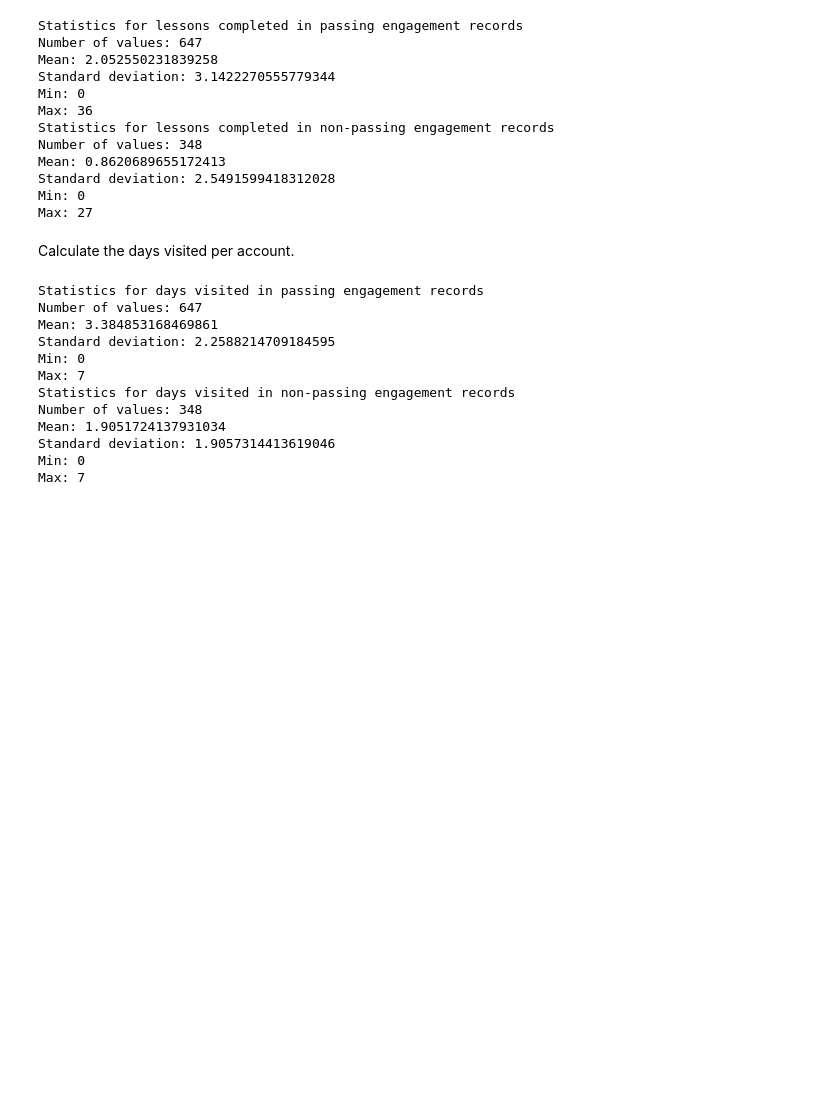
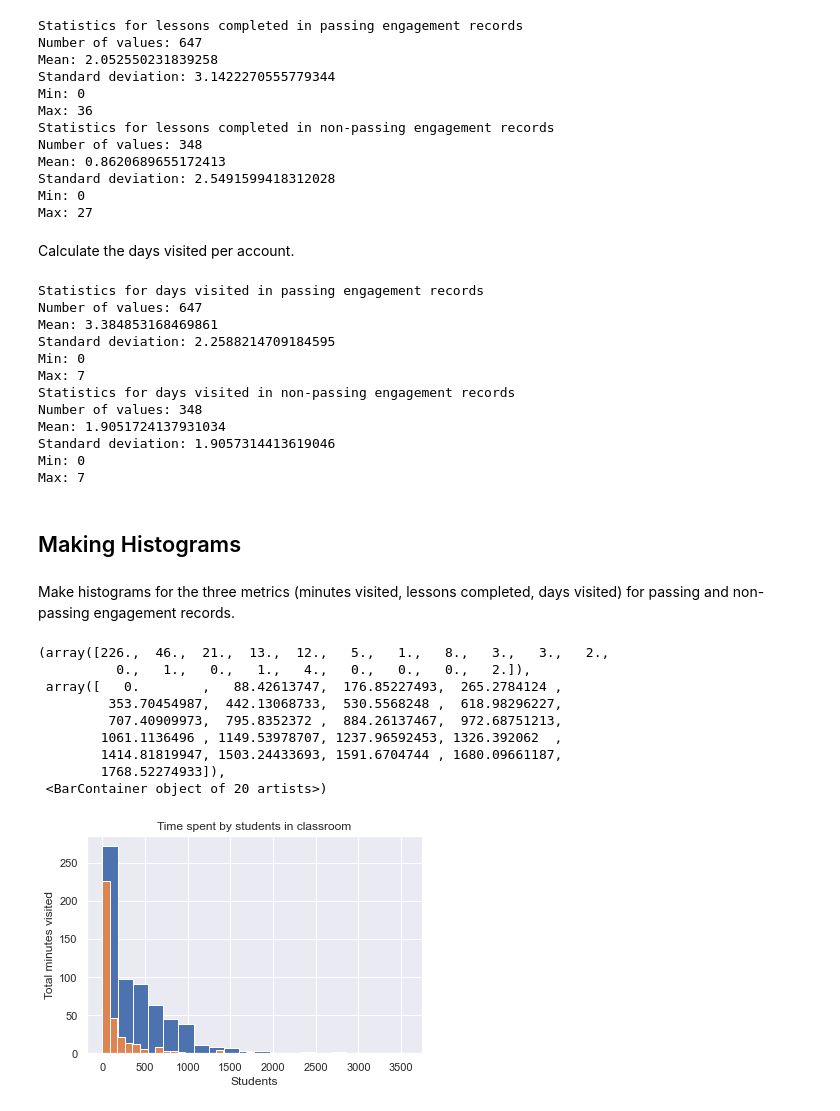
Before and after one commit to drdtr/udacity-intro-to-data-analysis, a Jupyter notebook: lessons/lesson1.ipynb, the cells around one changed output. Drawn from its saved outputs; the diff is of its cells as text; code cells hidden in the pictures; blank space fills up the shorter version.

Commit message:
lesson 1 - add histograms for udacity student data

```diff
--- a/lessons/lesson1.ipynb
+++ b/lessons/lesson1.ipynb
@@ -547,3 +560,30 @@ Mean: 1.9051724137931034
 Standard deviation: 1.9057314413619046
 Min: 0
 Max: 7
+# %% [markdown]
+## Making Histograms
+# %%
+import matplotlib.pyplot as plt
+import seaborn as sns
+sns.set()
+# %% [markdown]
+Make histograms for the three metrics (minutes visited, lessons completed, days visited) for
+passing and non-passing engagement records.
+# %%
+%matplotlib inline
+plt.title('Time spent by students in classroom')
+plt.xlabel("Students")
+plt.ylabel("Total minutes visited")
+plt.hist(passing_engagement_by_account_total_minutes_visited.values(), bins=20)
+plt.hist(non_passing_engagement_by_account_total_minutes_visited.values(), bins=20)
+# %% [output]
+(array([226.,  46.,  21.,  13.,  12.,   5.,   1.,   8.,   3.,   3.,   2.,
+          0.,   1.,   0.,   1.,   4.,   0.,   0.,   0.,   2.]),
+ array([   0.        ,   88.42613747,  176.85227493,  265.2784124 ,
+         353.70454987,  442.13068733,  530.5568248 ,  618.98296227,
+         707.40909973,  795.8352372 ,  884.26137467,  972.68751213,
+        1061.1136496 , 1149.53978707, 1237.96592453, 1326.392062  ,
+        1414.81819947, 1503.24433693, 1591.6704744 , 1680.09661187,
+        1768.52274933]),
+ <BarContainer object of 20 artists>)
+[figure, added]
```
Also changed, not shown: parts of 4 cells of this notebook, 1 other file.
